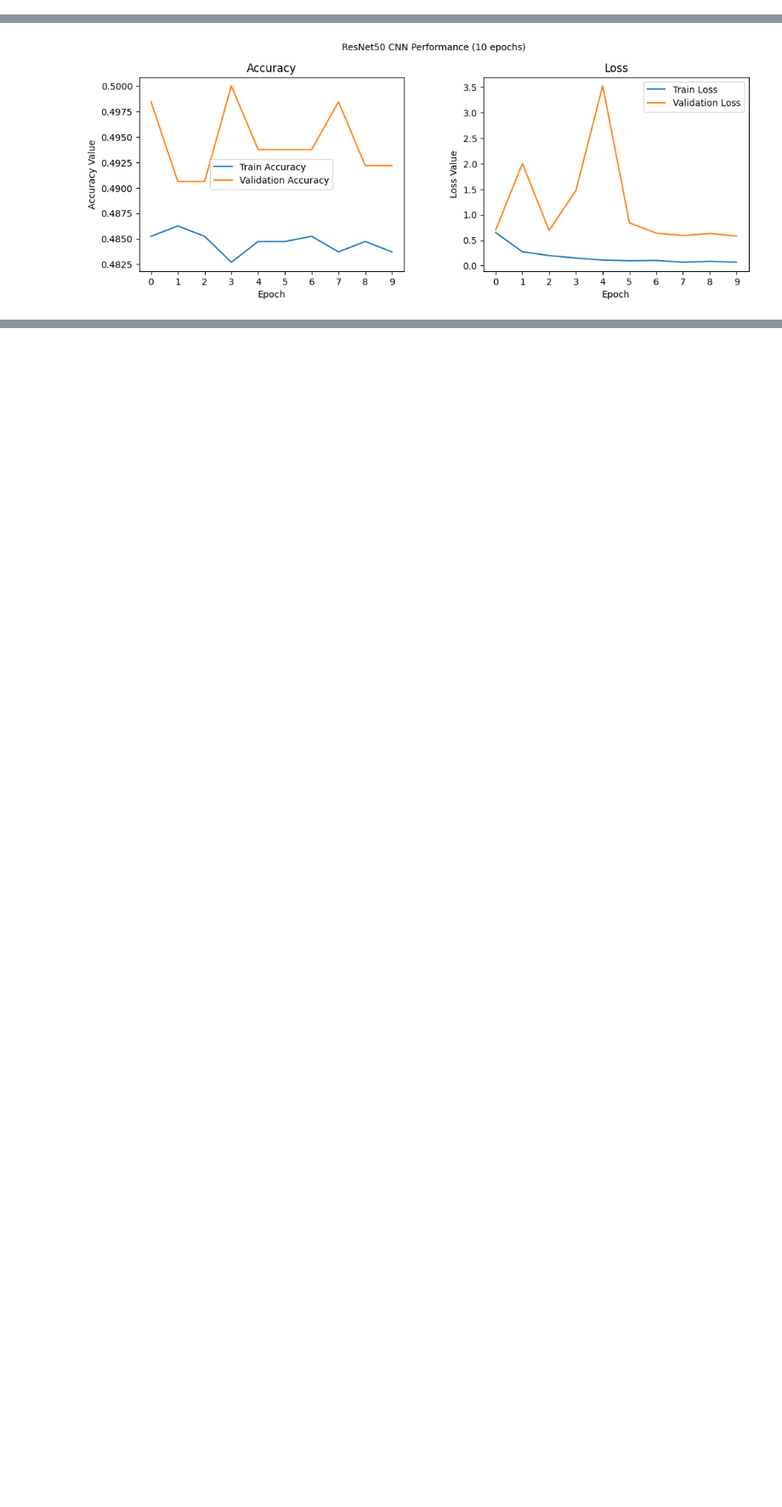
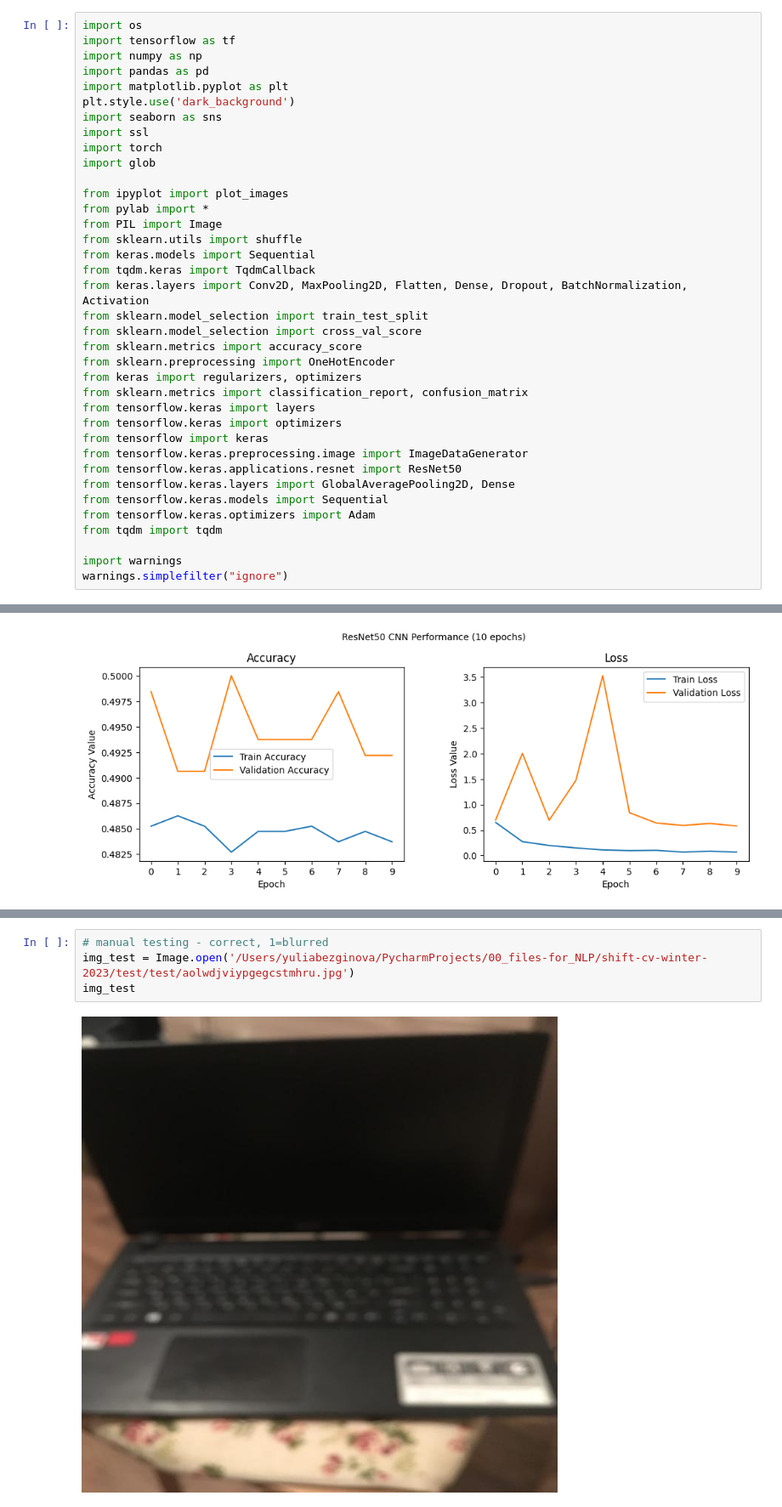
Before and after one commit to ybezginova2016/ZAF056_CV_BlurredImage-detection, a Jupyter notebook: ZUM_project_2_CNN_ResNet50.ipynb, the cells around one changed output, grey strips where cells are left out. Shown at 85% size. Drawn from its saved outputs; the diff is of its cells as text; blank space fills up the shorter version.

````diff
--- a/ZUM_project_2_CNN_ResNet50.ipynb
+++ b/ZUM_project_2_CNN_ResNet50.ipynb
@@ -184,3 +179,40 @@ plot_images(images,
+# %%
+import os
+import tensorflow as tf
+import numpy as np
+import pandas as pd
+import matplotlib.pyplot as plt
+plt.style.use('dark_background')
+import seaborn as sns
+import ssl
+import torch
+import glob
+
+from ipyplot import plot_images
+from pylab import *
+from PIL import Image
+from sklearn.utils import shuffle
+from keras.models import Sequential
+from tqdm.keras import TqdmCallback
+from keras.layers import Conv2D, MaxPooling2D, Flatten, Dense, Dropout, BatchNormalization, Activation
+from sklearn.model_selection import train_test_split
+from sklearn.model_selection import cross_val_score
+from sklearn.metrics import accuracy_score
+from sklearn.preprocessing import OneHotEncoder
+from keras import regularizers, optimizers
+from sklearn.metrics import classification_report, confusion_matrix
+from tensorflow.keras import layers
+from tensorflow.keras import optimizers
+from tensorflow import keras
+from tensorflow.keras.preprocessing.image import ImageDataGenerator
+from tensorflow.keras.applications.resnet import ResNet50
+from tensorflow.keras.layers import GlobalAveragePooling2D, Dense
+from tensorflow.keras.models import Sequential
+from tensorflow.keras.optimizers import Adam
+from tqdm import tqdm
+
+import warnings
+warnings.simplefilter("ignore")
 # %% [markdown]
 ### ***Conclusion:*** Type of variable in the target values is ```float64``` with two unique values - 0, 1. This is fine for solving classification problem, but the target should be converted into ```string``` type. Number of observations if 2664. The target dataset is balanced.
 # %% [markdown]
@@ -904,0 +1057,6 @@ l2 = ax2.legend(loc="best")
+# %%
+# manual testing - correct, 1=blurred
+img_test = Image.open('/Users/yuliabezginova/PycharmProjects/00_files-for_NLP/shift-cv-winter-2023/test/test/aolwdjviypgegcstmhru.jpg')
+img_test
+# %% [output]
+[figure, added]
````
Also changed, not shown: parts of 65 cells of this notebook.
